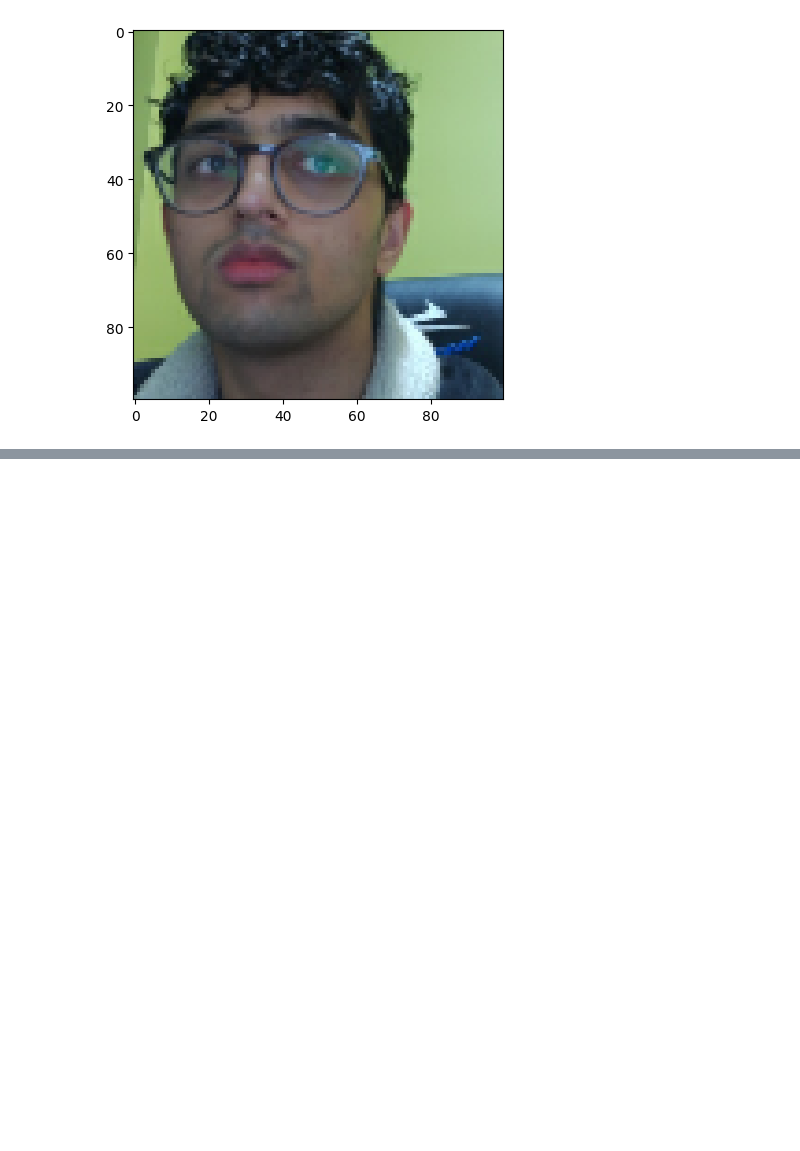
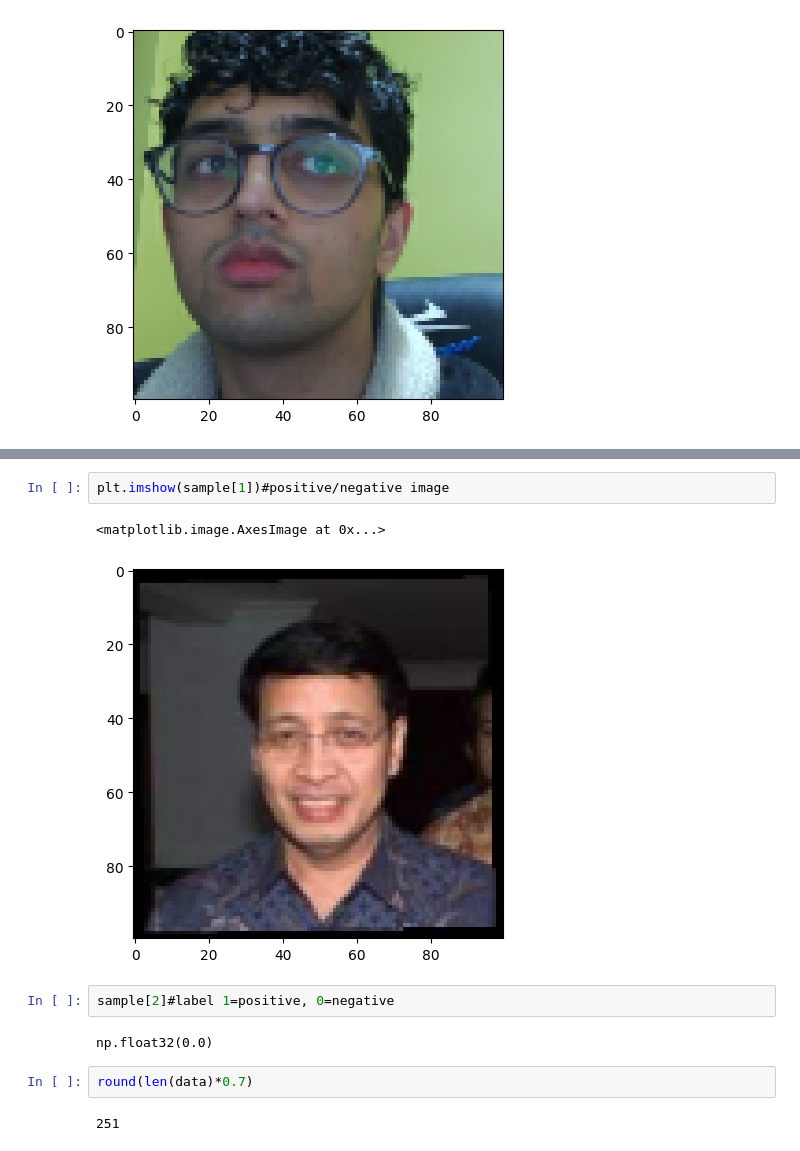
Before and after one commit to Nasir-AhmadZ/FacialVerificationML, a Jupyter notebook: Facial Verification with Siamese ML model.ipynb, the cells around one changed output, grey strips where cells are left out. Saved outputs shown, nothing was run; the diff lists cells and outputs as text; blank space fills up the shorter version.

```diff
--- a/Facial Verification with Siamese ML model.ipynb
+++ b/Facial Verification with Siamese ML model.ipynb
@@ -176,0 +191,13 @@ plt.imshow(res[1])
+# %%
+plt.imshow(sample[1])#positive/negative image
+# %% [output]
+<matplotlib.image.AxesImage at 0x...>
+[figure, added]
+# %%
+sample[2]#label 1=positive, 0=negative
+# %% [output]
+np.float32(0.0)
+# %%
+round(len(data)*0.7)
+# %% [output]
+251
```
Also changed, not shown: parts of 6 cells of this notebook.
